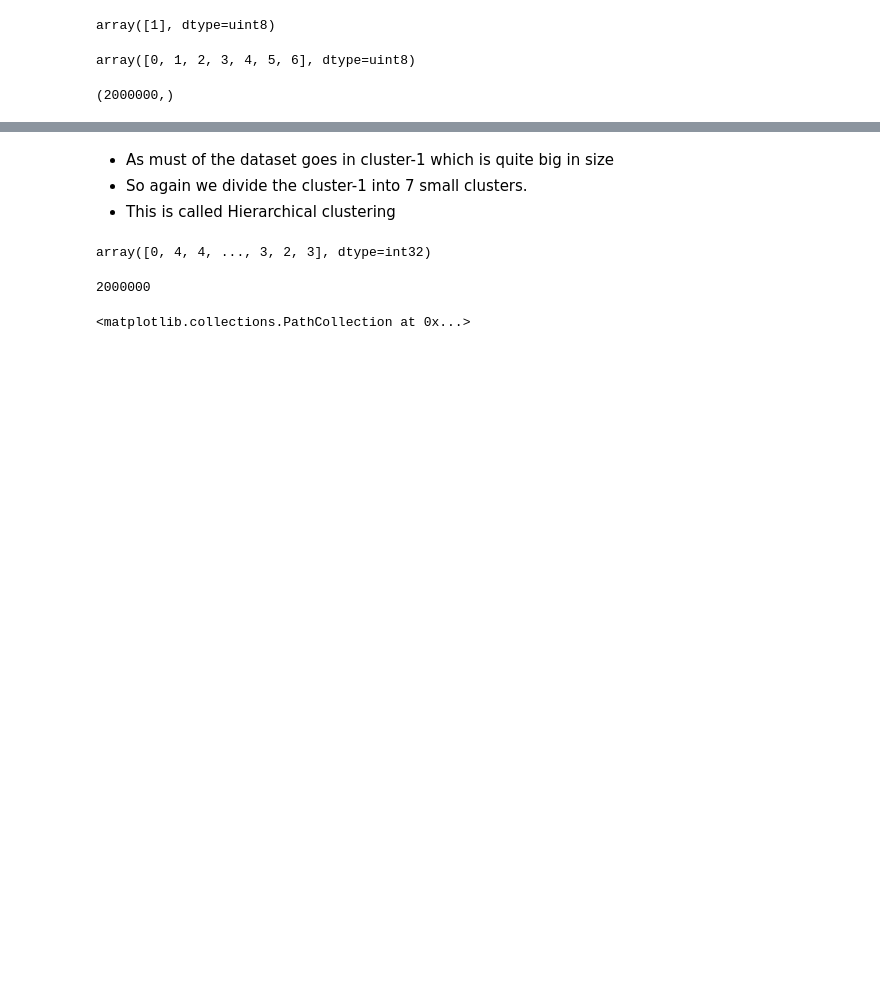
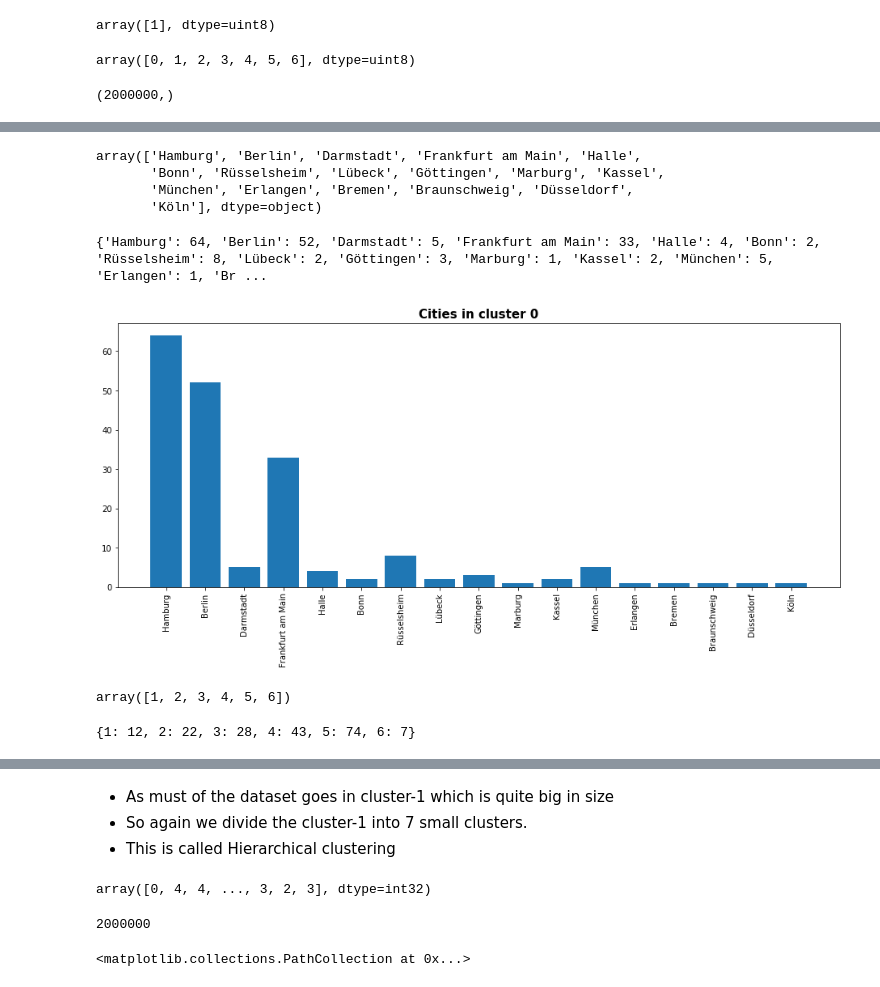
Before and after one commit to chinmaydas96/Bike_sharing, a Jupyter notebook: clustering_kproto.ipynb, the cells around one changed output, grey strips where cells are left out. Cells and saved outputs as stored; diff of their text form; code cells hidden in the pictures; blank space fills up the shorter version.

Commit message:
cluster analysis

```diff
--- a/clustering_kproto.ipynb
+++ b/clustering_kproto.ipynb
@@ -224,0 +250,2 @@ dtype: int64
+# %%
+cluster_2016["labels"] = kproto.labels_
@@ -224,0 +263,3 @@ dtype: int64
+# %%
+cluster0 = cluster_2016[cluster_2016["labels"] == 0]
+cluster0.head()
@@ -224,0 +285,42 @@ dtype: int64
+# %%
+CITY = cluster0.CITY_RENTAL_ZONE.unique()
+CITY
+# %% [output]
+array(['Hamburg', 'Berlin', 'Darmstadt', 'Frankfurt am Main', 'Halle',
+       'Bonn', 'Rüsselsheim', 'Lübeck', 'Göttingen', 'Marburg', 'Kassel',
+       'München', 'Erlangen', 'Bremen', 'Braunschweig', 'Düsseldorf',
+       'Köln'], dtype=object)
+# %%
+city_dict = {}
+cities, city_count = [],[]
+for city in CITY:
+    city_dict[city] = len(cluster0[cluster0['CITY_RENTAL_ZONE']==city])
+    cities.append(city)
+    city_count.append(city_dict[city])
+print(city_dict)
+# %% [output]
+{'Hamburg': 64, 'Berlin': 52, 'Darmstadt': 5, 'Frankfurt am Main': 33, 'Halle': 4, 'Bonn': 2, 'Rüsselsheim': 8, 'Lübeck': 2, 'Göttingen': 3, 'Marburg': 1, 'Kassel': 2, 'München': 5, 'Erlangen': 1, 'Br ...
+# %%
+x_plot = np.arange(len(cities))
+plt.figure(figsize=(16,6))
+plt.title('Cities in cluster 0', fontsize=15, fontweight='bold')
+p = plt.bar(x_plot+1, city_count)
+plt.xticks(x_plot+1, cities, rotation = 'vertical')
+plt.show()
+# %% [output]
+[figure, added]
+# %%
+MONTH = cluster0.Month.unique()
+MONTH
+# %% [output]
+array([1, 2, 3, 4, 5, 6])
+# %%
+month_dict = {}
+months, month_count = [],[]
+for month in MONTH:
+    month_dict[month] = len(cluster0[cluster0['Month']==month])
+    months.append(month)
+    month_count.append(month_dict[month])
+print(month_dict)
+# %% [output]
+{1: 12, 2: 22, 3: 28, 4: 43, 5: 74, 6: 7}
```
Also changed, not shown: parts of 91 cells of this notebook, 2 other files.
